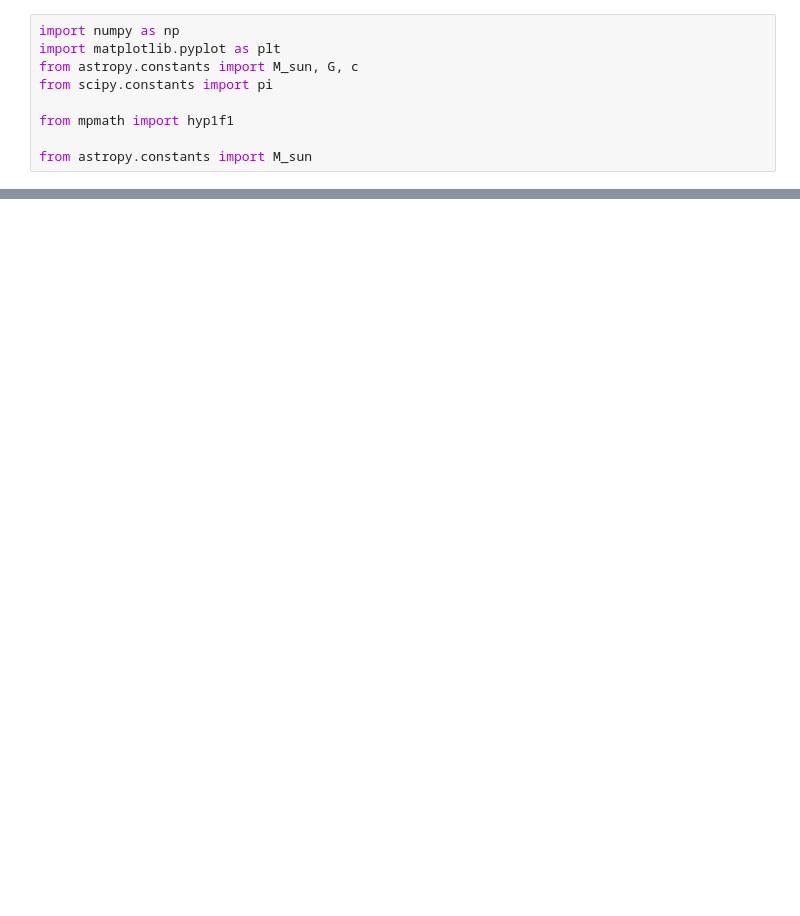
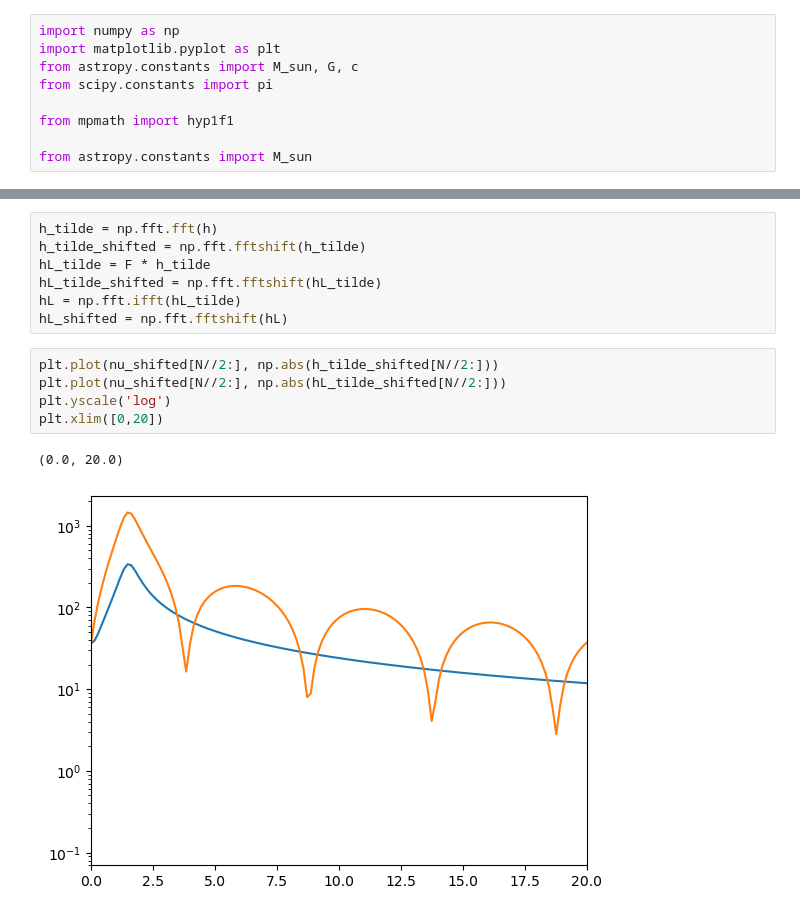
Before and after one commit to gcfbelinario/gw_thz, a Jupyter notebook: amplify.ipynb, the cells around one changed output, grey strips where cells are left out. Drawn from its saved outputs; the diff is of its cells as text; blank space fills up the shorter version.

```diff
--- a/amplify.ipynb
+++ b/amplify.ipynb
@@ -119,0 +108,15 @@ ax[1].set_xlim([0,0.1])
+# %%
+h_tilde = np.fft.fft(h)
+h_tilde_shifted = np.fft.fftshift(h_tilde)
+hL_tilde = F * h_tilde
+hL_tilde_shifted = np.fft.fftshift(hL_tilde)
+hL = np.fft.ifft(hL_tilde)
+hL_shifted = np.fft.fftshift(hL)
+# %%
+plt.plot(nu_shifted[N//2:], np.abs(h_tilde_shifted[N//2:]))
+plt.plot(nu_shifted[N//2:], np.abs(hL_tilde_shifted[N//2:]))
+plt.yscale('log')
+plt.xlim([0,20])
+# %% [output]
+(0.0, 20.0)
+[figure, added]
```
Also changed, not shown: parts of 6 cells of this notebook, 1 other file.
